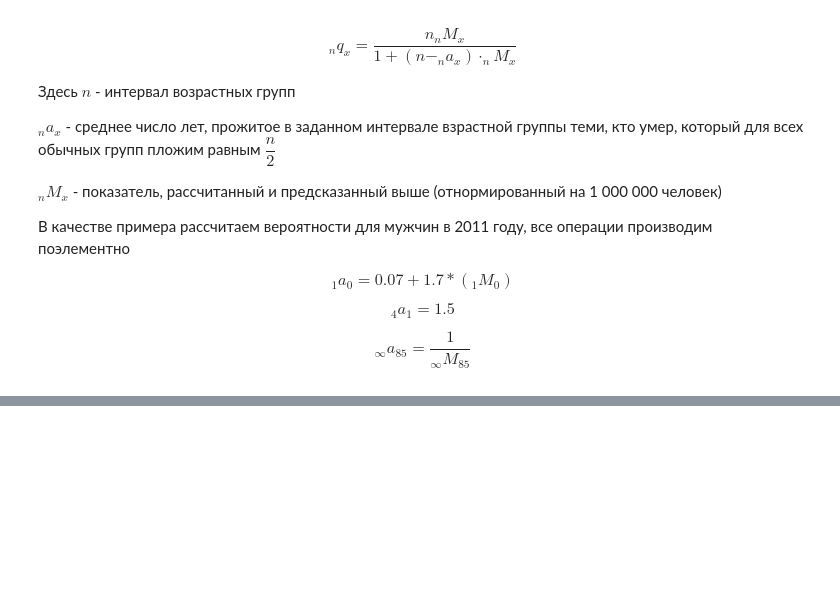
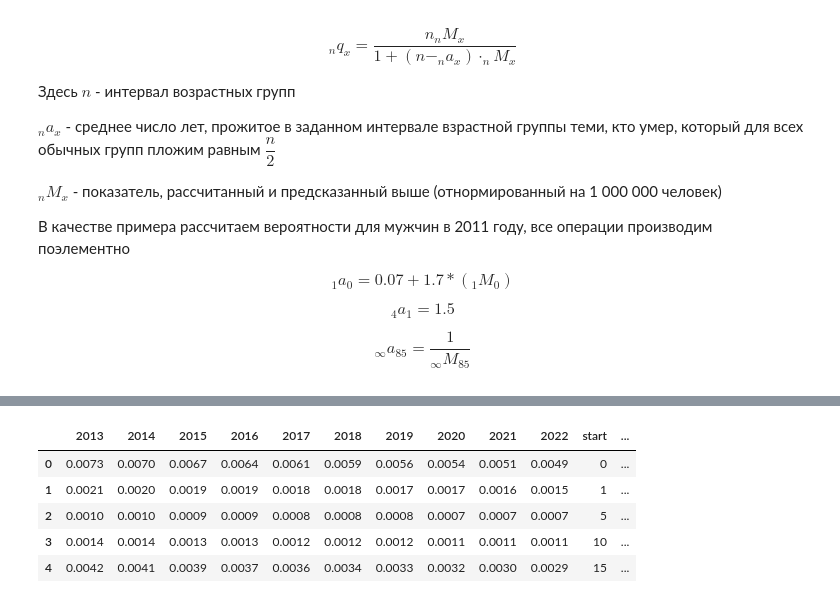
Before and after one commit to MaxKomato/Diploma_code, a Jupyter notebook: data_fix_mortality(men).ipynb, the cells around one changed output, grey strips where cells are left out. Saved outputs shown, nothing was run; the diff lists cells and outputs as text; code cells hidden in the pictures; blank space fills up the shorter version.

```diff
--- a/data_fix_mortality(men).ipynb
+++ b/data_fix_mortality(men).ipynb
@@ -729,0 +758,13 @@ plt.savefig('probabilities_prediction.png')
+# %%
+starts = [0,1] + [5*i for i in range(1,17)]
+finishes = [1,5] + [5*i for i in range(2,18)]
+results['start'] = pd.Series(starts)
+results['finish'] = pd.Series(finishes)
+results.head()
+# %% [output]
+|  | 2013 | 2014 | 2015 | 2016 | 2017 | 2018 | 2019 | 2020 | 2021 | 2022 | start | ... |
+| 0 | 0.0073 | 0.0070 | 0.0067 | 0.0064 | 0.0061 | 0.0059 | 0.0056 | 0.0054 | 0.0051 | 0.0049 | 0 | ... |
+| 1 | 0.0021 | 0.0020 | 0.0019 | 0.0019 | 0.0018 | 0.0018 | 0.0017 | 0.0017 | 0.0016 | 0.0015 | 1 | ... |
+| 2 | 0.0010 | 0.0010 | 0.0009 | 0.0009 | 0.0008 | 0.0008 | 0.0008 | 0.0007 | 0.0007 | 0.0007 | 5 | ... |
+| 3 | 0.0014 | 0.0014 | 0.0013 | 0.0013 | 0.0012 | 0.0012 | 0.0012 | 0.0011 | 0.0011 | 0.0011 | 10 | ... |
+| 4 | 0.0042 | 0.0041 | 0.0039 | 0.0037 | 0.0036 | 0.0034 | 0.0033 | 0.0032 | 0.0030 | 0.0029 | 15 | ... |
```
Also changed, not shown: parts of 19 cells of this notebook, 3 other files.
